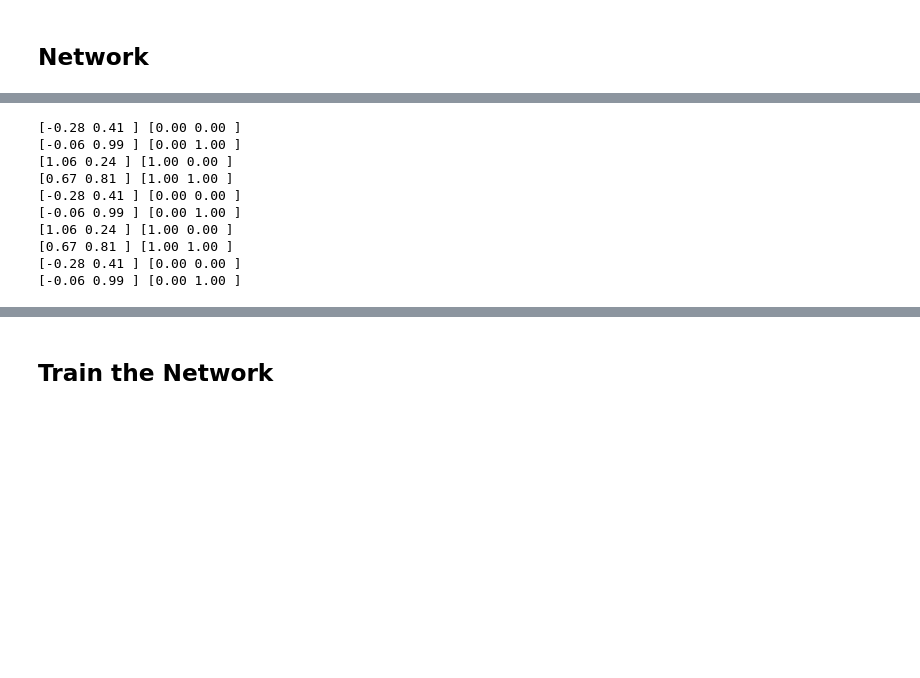
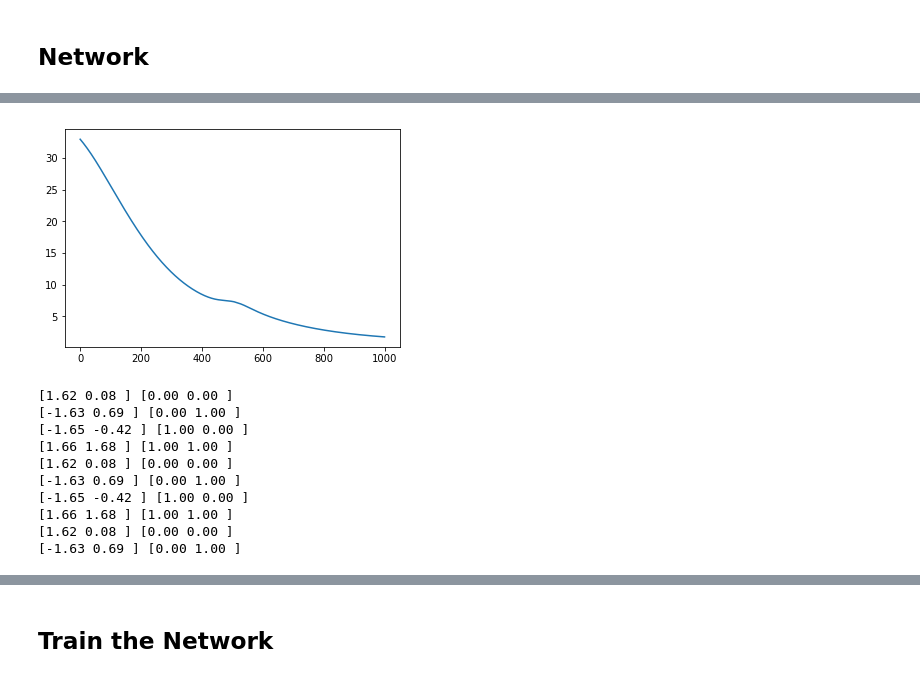
Before and after one commit to jorchard/peBogacz, a Jupyter notebook: python/Style Memory Binary.ipynb, the cells around one changed output, grey strips where cells are left out. Drawn from its saved outputs; the diff is of its cells as text; code cells hidden in the pictures; blank space fills up the shorter version.

```diff
--- a/python/Style Memory Binary.ipynb
+++ b/python/Style Memory Binary.ipynb
@@ -148,22 +154,29 @@ plt.plot(np.array(rh));
+# %%
+plt.plot(net.pe_error_history);
+#print(rh)
+# %% [output]
+[figure, added]
 # %%
 # Forward
 #net.layers[1].Probe(True)
 net.Reset()
-y = np.array(net.Predict(5., test[0]))
+net.Allocate(test[0])
+y = np.array(net.FastPredict(test[0]))
+#y = np.array(net.FastPredict(5., test[0]))
 y_true = test[1]
 for xx, yy, t in zip(test[0][:10], y[:10], y_true[:10]):
     print(PrettyArray(yy), PrettyArray(t))
 # %% [output]
-[-0.28 0.41 ] [0.00 0.00 ]
-[-0.06 0.99 ] [0.00 1.00 ]
-[1.06 0.24 ] [1.00 0.00 ]
-[0.67 0.81 ] [1.00 1.00 ]
-[-0.28 0.41 ] [0.00 0.00 ]
-[-0.06 0.99 ] [0.00 1.00 ]
-[1.06 0.24 ] [1.00 0.00 ]
-[0.67 0.81 ] [1.00 1.00 ]
-[-0.28 0.41 ] [0.00 0.00 ]
-[-0.06 0.99 ] [0.00 1.00 ]
+[1.62 0.08 ] [0.00 0.00 ]
+[-1.63 0.69 ] [0.00 1.00 ]
+[-1.65 -0.42 ] [1.00 0.00 ]
+[1.66 1.68 ] [1.00 1.00 ]
+[1.62 0.08 ] [0.00 0.00 ]
+[-1.63 0.69 ] [0.00 1.00 ]
+[-1.65 -0.42 ] [1.00 0.00 ]
+[1.66 1.68 ] [1.00 1.00 ]
+[1.62 0.08 ] [0.00 0.00 ]
+[-1.63 0.69 ] [0.00 1.00 ]
 # %%
 # Backward
 #net.layers[1].Probe(True)
```
Also changed, not shown: parts of 7 cells of this notebook, 4 other files.
